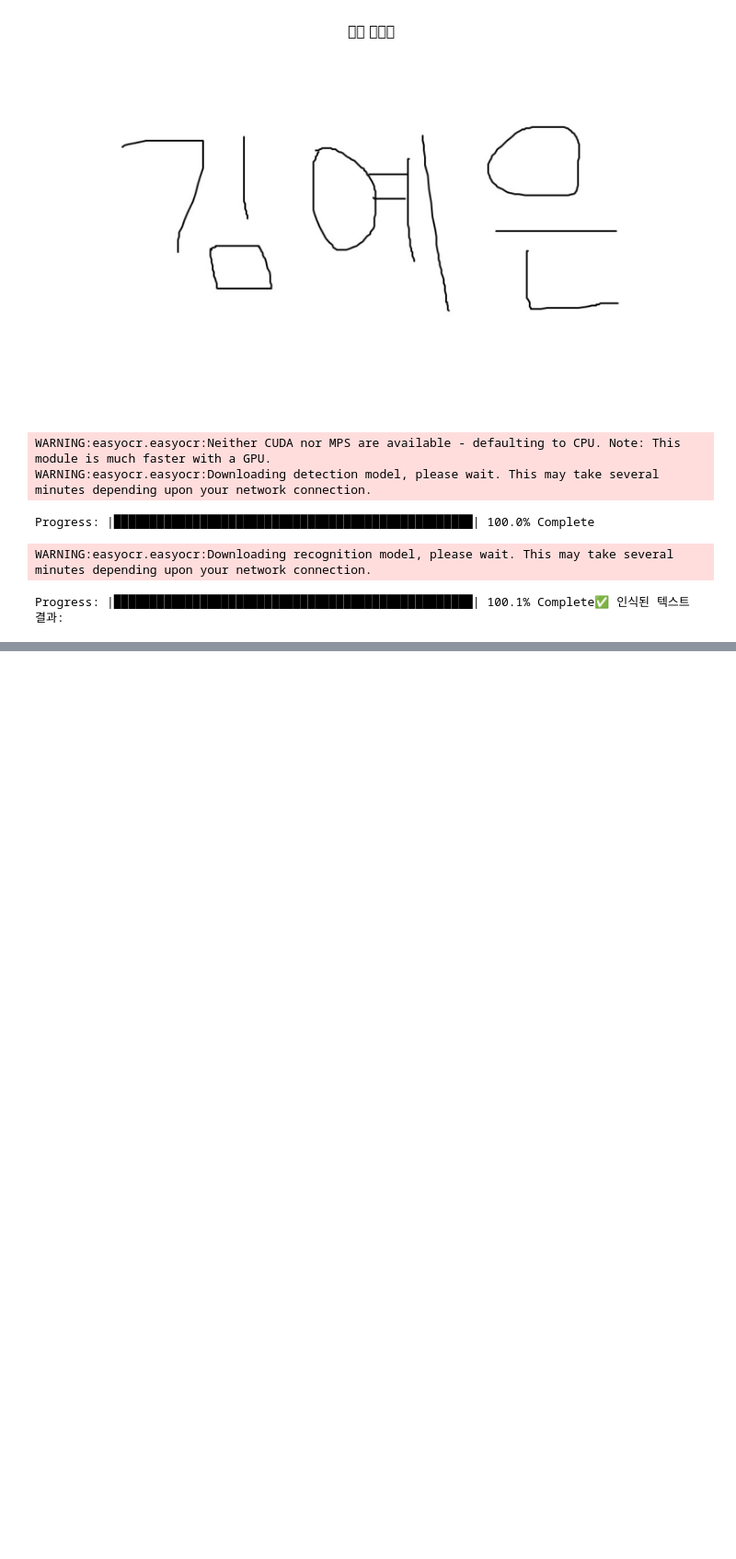
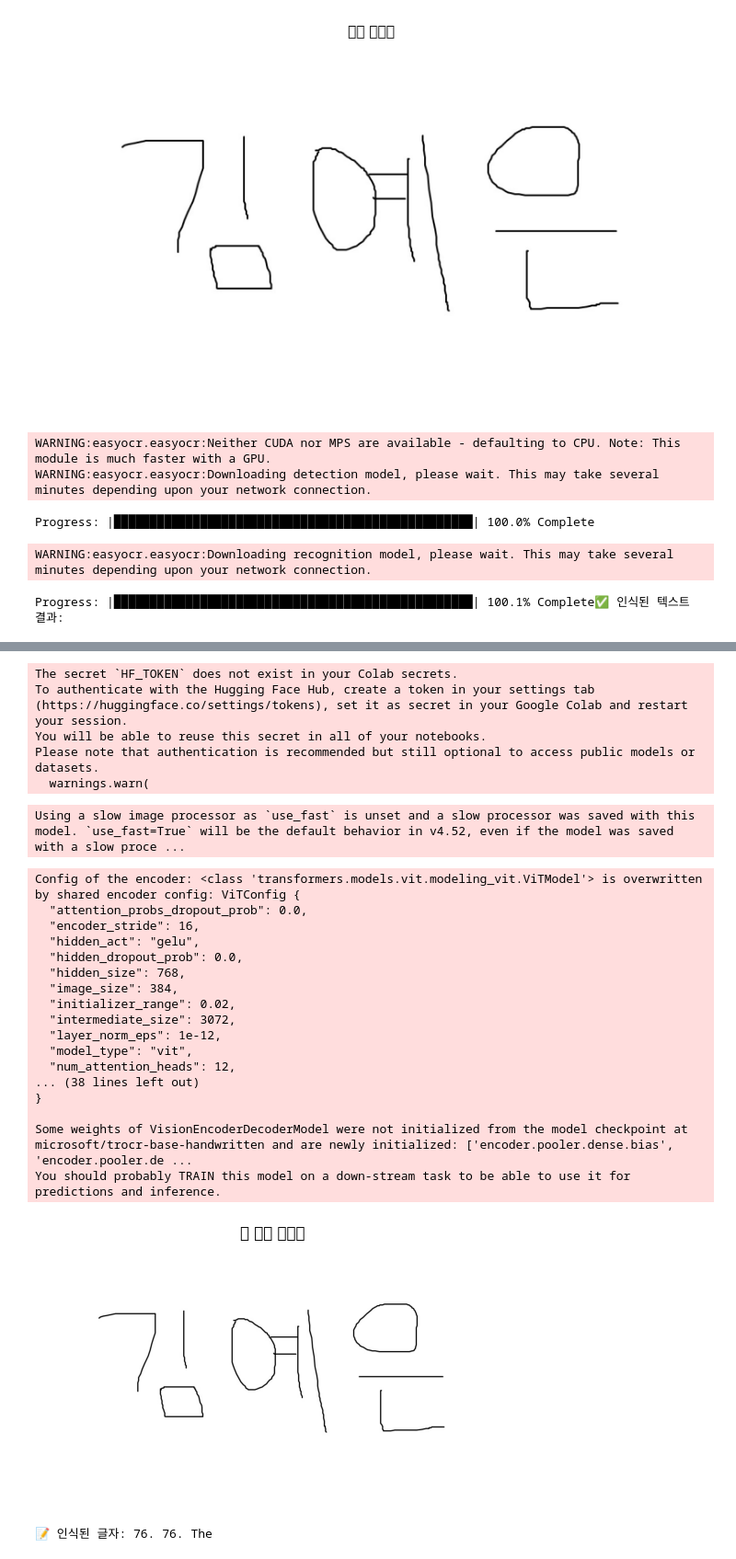
Before and after one commit to yeeun0813/baewha, a Jupyter notebook: ocr과제_2025200112.ipynb, the cells around one changed output, grey strips where cells are left out. Shown: that part at 92% size. Saved outputs shown, nothing was run; the diff lists cells and outputs as text; code cells hidden in the pictures; blank space fills up the shorter version.

Commit message:
Colab을 통해 생성됨

```diff
--- a/ocr과제_2025200112.ipynb
+++ b/ocr과제_2025200112.ipynb
@@ -64,3 +64,34 @@ WARNING:easyocr.easyocr:Downloading detection model, please wait. This may take
 Progress: |██████████████████████████████████████████████████| 100.0% Complete
 WARNING:easyocr.easyocr:Downloading recognition model, please wait. This may take several minutes depending upon your network connection.
 Progress: |██████████████████████████████████████████████████| 100.1% Complete✅ 인식된 텍스트 결과:
+# %%
+# 설치 (처음 한 번만 실행하면 돼!)
+!pip install transformers
+!pip install pillow
+
+# 필요한 라이브러리 불러오기
+from PIL import Image
+import matplotlib.pyplot as plt
+from transformers import TrOCRProcessor, VisionEncoderDecoderModel
+
+# 모델 불러오기
+processor = TrOCRProcessor.from_pretrained("microsoft/trocr-base-handwritten")
+model = VisionEncoderDecoderModel.from_pretrained("microsoft/trocr-base-handwritten")
+
+# 이미지 불러오기 (파일 이름 바꾸지 않았으면 그대로 둬도 돼!)
+image = Image.open("kimyeeun_.jpg").convert("RGB")
+
+# 이미지 보여주기
+plt.imshow(image)
+plt.axis("off")
+plt.title("내 이름 이미지")
+plt.show()
+
+# OCR 실행 (글자 인식)
+inputs = processor(images=image, return_tensors="pt")
+generated_ids = model.generate(inputs.pixel_values)
+text = processor.batch_decode(generated_ids, skip_special_tokens=True)[0]
+
+# 결과 출력
+print("📝 인식된 글자:", text)
+# %% [output]
@@ -66,0 +116,25 @@ Progress: |███████████████████████
+The secret `HF_TOKEN` does not exist in your Colab secrets.
+To authenticate with the Hugging Face Hub, create a token in your settings tab (https://huggingface.co/settings/tokens), set it as secret in your Google Colab and restart your session.
+You will be able to reuse this secret in all of your notebooks.
+Please note that authentication is recommended but still optional to access public models or datasets.
+  warnings.warn(
+Using a slow image processor as `use_fast` is unset and a slow processor was saved with this model. `use_fast=True` will be the default behavior in v4.52, even if the model was saved with a slow proce ...
+Config of the encoder: <class 'transformers.models.vit.modeling_vit.ViTModel'> is overwritten by shared encoder config: ViTConfig {
+  "attention_probs_dropout_prob": 0.0,
+  "encoder_stride": 16,
+  "hidden_act": "gelu",
+  "hidden_dropout_prob": 0.0,
+  "hidden_size": 768,
+  "image_size": 384,
+  "initializer_range": 0.02,
+  "intermediate_size": 3072,
+  "layer_norm_eps": 1e-12,
+  "model_type": "vit",
+  "num_attention_heads": 12,
+... (38 lines left out)
+}
+
+Some weights of VisionEncoderDecoderModel were not initialized from the model checkpoint at microsoft/trocr-base-handwritten and are newly initialized: ['encoder.pooler.dense.bias', 'encoder.pooler.de ...
+You should probably TRAIN this model on a down-stream task to be able to use it for predictions and inference.
+[figure, added]
+📝 인식된 글자: 76. 76. The
```
Also changed, not shown: parts of 1 cell of this notebook.
